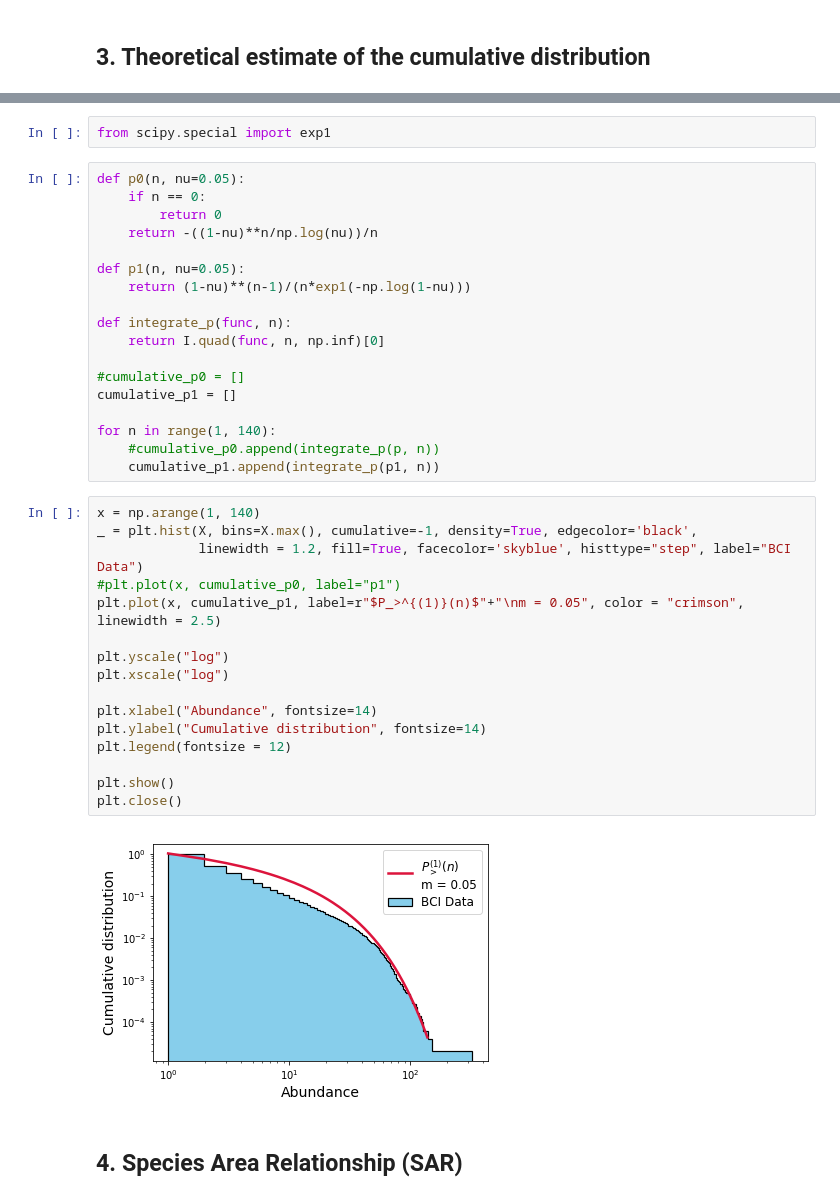
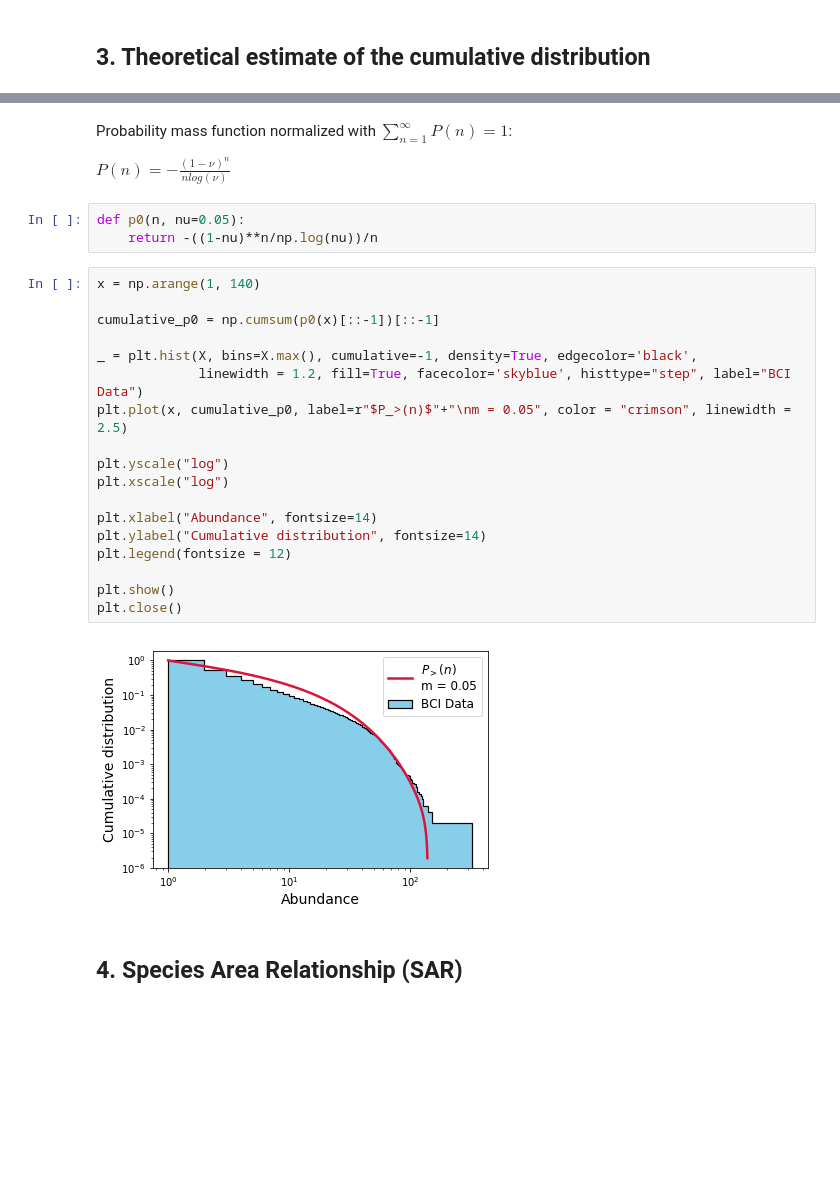
Before and after one commit to mango915/NeutralTheory, a Jupyter notebook: Neutral Theory.ipynb, the cells around one changed output, grey strips where cells are left out. Cells and saved outputs as stored; diff of their text form; blank space fills up the shorter version.

```diff
--- a/Neutral Theory.ipynb
+++ b/Neutral Theory.ipynb
@@ -90,41 +73,30 @@ To use the gamma function with $a=0$ in python we choose `exp1` from `scipy`. Ch
-# %%
-from scipy.special import exp1
-# %%
-def p0(n, nu=0.05):
-    if n == 0:
-        return 0
-    return -((1-nu)**n/np.log(nu))/n
-
-def p1(n, nu=0.05):
-    return (1-nu)**(n-1)/(n*exp1(-np.log(1-nu)))
-
-def integrate_p(func, n):
-    return I.quad(func, n, np.inf)[0]
-
-#cumulative_p0 = []
-cumulative_p1 = []
-
-for n in range(1, 140):
-    #cumulative_p0.append(integrate_p(p, n))
-    cumulative_p1.append(integrate_p(p1, n))
+# %% [markdown]
+Probability mass function normalized with $\sum_{n=1}^\infty P(n) = 1$:
+
+$P(n) = -\frac{(1-\nu)^n}{n log(\nu)}$
+# %%
+def p0(n, nu=0.05):
+    return -((1-nu)**n/np.log(nu))/n
 # %%
 x = np.arange(1, 140)
+
+cumulative_p0 = np.cumsum(p0(x)[::-1])[::-1]
+
 _ = plt.hist(X, bins=X.max(), cumulative=-1, density=True, edgecolor='black',
              linewidth = 1.2, fill=True, facecolor='skyblue', histtype="step", label="BCI Data")
-#plt.plot(x, cumulative_p0, label="p1")
-plt.plot(x, cumulative_p1, label=r"$P_>^{(1)}(n)$"+"\nm = 0.05", color = "crimson", linewidth = 2.5)
+plt.plot(x, cumulative_p0, label=r"$P_>(n)$"+"\nm = 0.05", color = "crimson", linewidth = 2.5)
 
 plt.yscale("log")
 plt.xscale("log")
 
 plt.xlabel("Abundance", fontsize=14)
 plt.ylabel("Cumulative distribution", fontsize=14)
 plt.legend(fontsize = 12)
 
 plt.show()
 plt.close()
 # %% [output]
-[figure, old version]
+[figure, new version]
 # %% [markdown]
 ## 4. Species Area Relationship (SAR)
 # %% [markdown]
```
Also changed, not shown: parts of 10 cells of this notebook.
